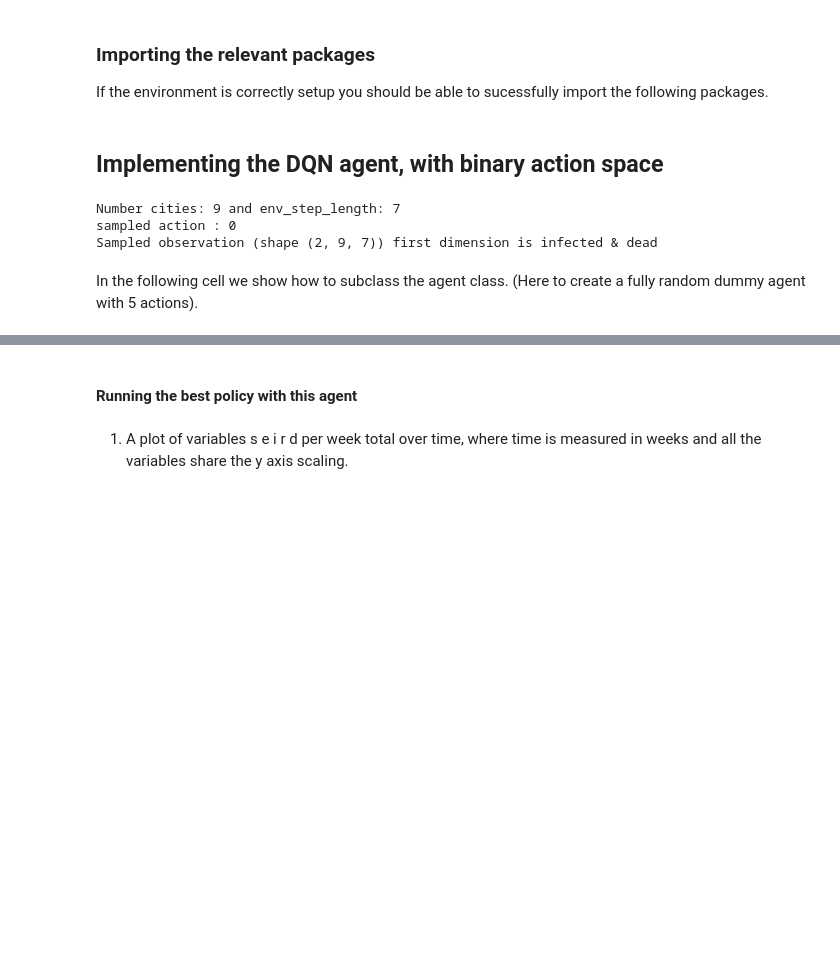
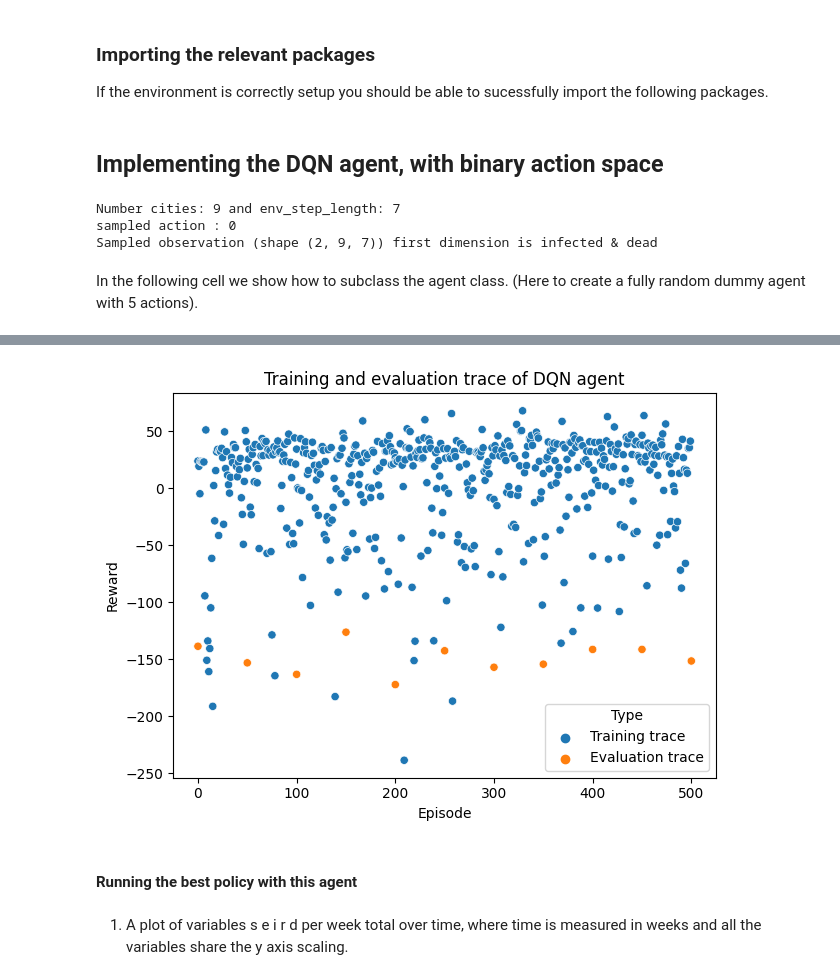
Before and after one commit to Toroto006/ANN-RL-project-DQN, a Jupyter notebook: question3.ipynb, the cells around one changed output, grey strips where cells are left out. Cells and saved outputs as stored; diff of their text form; code cells hidden in the pictures; blank space fills up the shorter version.

Commit message:
Everything except the model itself works for 3a) (i.e. all logging, plotting and co)

```diff
--- a/question3.ipynb
+++ b/question3.ipynb
@@ -276,7 +276,6 @@ class DQNagent(Agent):
             # Exploration
             return torch.tensor([[self.env.action_space.sample()]], dtype=torch.long)
 # %%
-agent = DQNagent(env)
 best_eval_reward = -np.inf
 
 def run_simulation(agent,env,seed):
@@ -300,22 +299,22 @@ def run_simulation(agent,env,seed):
             #deaths.append(info.total.dead)
             rewards.append(R)
             #log.append(info) # save the information dict for logging
-
-            # If terminal => no next state exits
-            next_obs = None if finished else new_obs
-            # Save to replay buffer
-            agent.memory.push(obs, action, next_obs, R)
-            # Move to the next state
-            obs = next_obs
-            # Optimize the model
-            agent.optimize_model()
+            if seed is None:
+                # If terminal => no next state exits
+                next_obs = None if finished else new_obs
+                # Save to replay buffer
+                agent.memory.push(obs, action, next_obs, R)
+                # Move to the next state
+                obs = next_obs
+                # Optimize the model
+                agent.optimize_model()
 
         return np.sum([r.numpy()[0] for r in rewards])
 
     training_trace = []
     eval_trace = []
     for i in range(episodes):
-        print(f"Episode {i+1}/{episodes} ({i*100/episodes:.2f}%)", end="\r")
+        print(f"Episode {i+1:3}/{episodes} ({i*100/episodes:.2f}%)", end="\r")
         reward = run_episode()
         training_trace.append(reward)
         if i % update_every == 0:
@@ -330,7 +329,7 @@ def run_simulation(agent,env,seed):
             mean_eval_reward = np.mean(eval_rewards)
             eval_trace.append(mean_eval_reward)
             agent.epsilon = 0.7
-            print(f"Episode {i+1}/{episodes} ({i*100/episodes:.2f}%) - eval reward: {mean_eval_reward}")
+            print(f"Episode {i+1:3}/{episodes} ({i*100/episodes:.2f}%) - eval reward: {mean_eval_reward:.2f}")
             # check if this is the best reward and if so save the model
             global best_eval_reward
             if mean_eval_reward > best_eval_reward:
@@ -340,9 +339,10 @@ def run_simulation(agent,env,seed):
     return training_trace, eval_trace
 
 # Eval trace averaged over 3 runs, training_trace can be used together
+average_over = 1
 def flatten(l):
     return [item for sublist in l for item in sublist]
-training_trace, eval_trace = list(zip(*[run_simulation(agent,env,SEED) for _ in range(3)]))
+training_trace, eval_trace = list(zip(*[run_simulation(DQNagent(env),env,SEED) for _ in range(average_over)]))
 training_trace = flatten(training_trace)
 eval_trace = np.mean(eval_trace, axis=0)
 # %% [output]
@@ -352,20 +360,22 @@ Episode 99/500 (19.60%)
 # %%
 combined = pd.concat([
     pd.DataFrame({
-        "Episode": flatten([[i]*3 for i in range(len(training_trace))]),
+        "Episode": flatten([[i]*average_over for i in range(int(len(training_trace)/average_over))]),
         "Reward": training_trace,
-        "Type": "Training trace"
+        "Type": ["Training trace" for _ in range(len(training_trace))]
     }),
     pd.DataFrame({
         "Episode": [50 * i for i in range(len(eval_trace))],
         "Reward": eval_trace,
         "Type": "Evaluation trace"
     })
 ])
 sns.scatterplot(combined, x="Episode", y="Reward", hue="Type")
 plt.title("Training and evaluation trace of DQN agent")
 plt.tight_layout()
 plt.show()
+# %% [output]
+[figure, added]
 # %% [markdown]
 #### Running the best policy with this agent
 # %%
```
Also changed, not shown: parts of 6 cells of this notebook.
